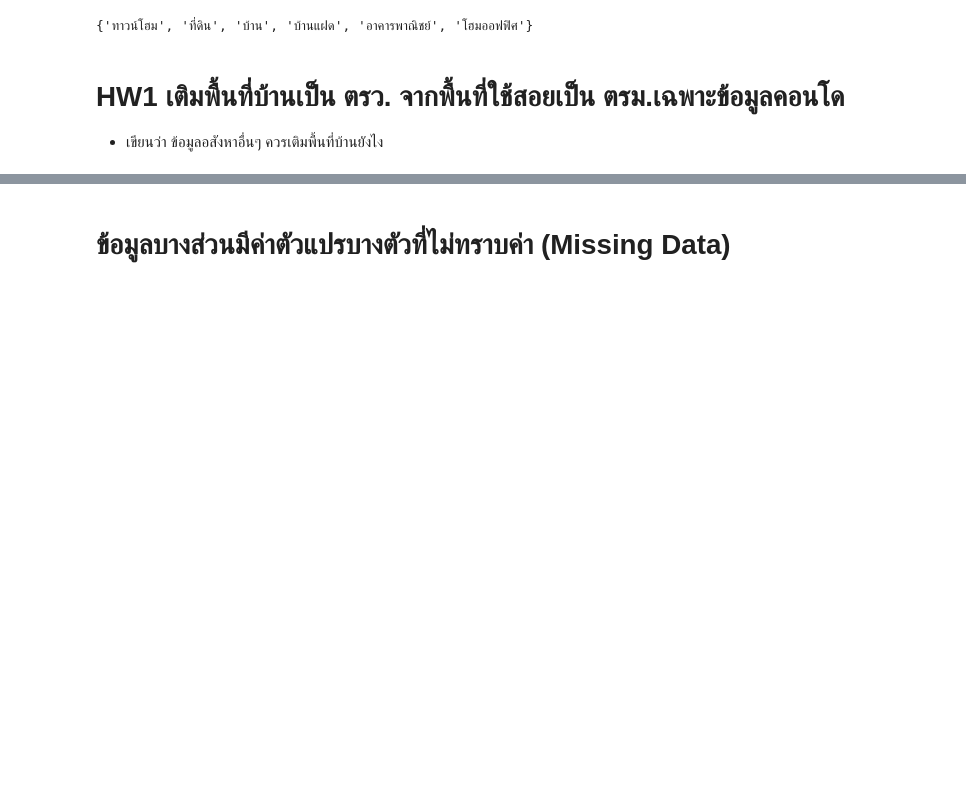
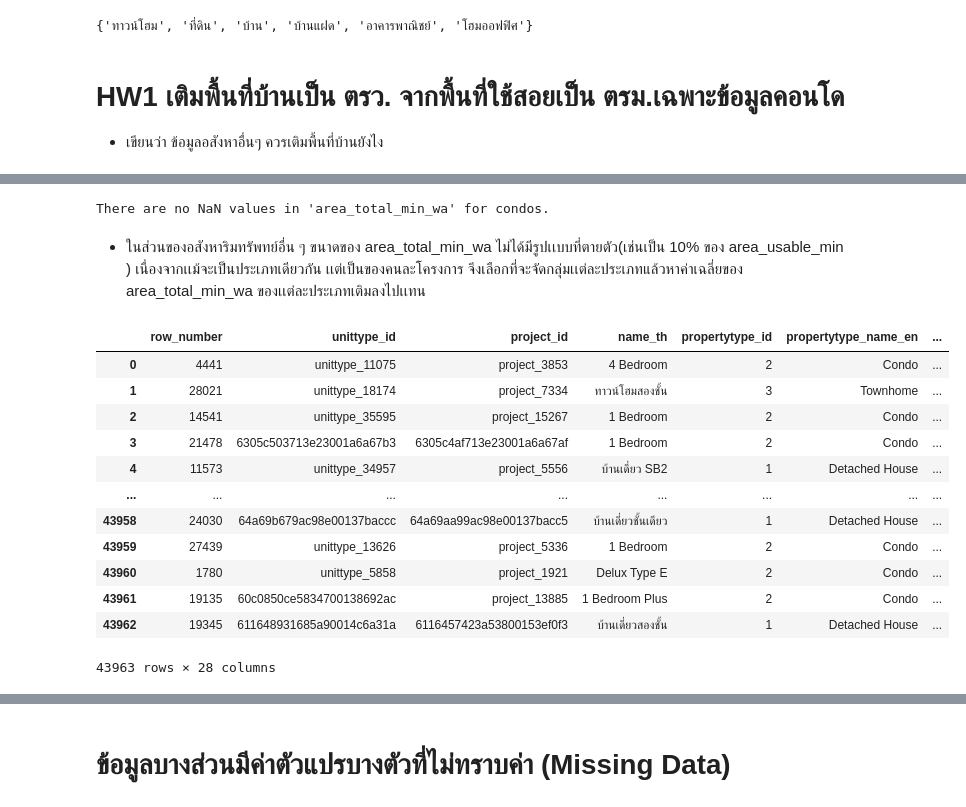
Before and after one commit to Arisarayangyoo/bcs_dpdm24, a Jupyter notebook: Data_Preprocessing.ipynb, the cells around one changed output, grey strips where cells are left out. Saved outputs shown, nothing was run; the diff lists cells and outputs as text; code cells hidden in the pictures; blank space fills up the shorter version.

```diff
--- a/Data_Preprocessing.ipynb
+++ b/Data_Preprocessing.ipynb
@@ -104,0 +169,37 @@ set(unit_type_data.dropna(subset="area_total_min_wa")['propertytype_name_th'])
+# %%
+# prompt: เช็คว่า area_total_min_wa ของคอนโดมี Nan มั้ย
+
+# Check for NaN values in 'area_total_min_wa' for condos
+nan_count = unit_type.loc[unit_type['propertytype_name_en'] == 'Condo', 'area_total_min_wa'].isnull().sum()
+
+if nan_count > 0:
+  print(f"There are {nan_count} NaN values in 'area_total_min_wa' for condos.")
+else:
+  print("There are no NaN values in 'area_total_min_wa' for condos.")
+# %% [output]
+There are no NaN values in 'area_total_min_wa' for condos.
+# %% [markdown]
+- ในส่วนของอสังหาริมทรัพทย์อื่น ๆ ขนาดของ area_total_min_wa ไม่ได้มีรูปเเบบที่ตายตัว(เช่นเป็น 10% ของ area_usable_min ) เนื่องจากเเม้จะเป็นประเภทเดียวกัน เเต่เป็นของคนละโครงการ จึงเลือกที่จะจัดกลุ่มเเต่ละประเภทแล้วหาค่าเฉลี่ยของ area_total_min_wa ของเเต่ละประเภทเติมลงไปเเทน
+# %%
+# prompt: จัดกลุ่มตาม propertytype_id หาค่าเฉลี่ยของ area_total_min_wa เเต่ละกลุ่มเเล้วเติมใส่ช่องว่าง Nanเเต่ละกลุ่ม
+
+# Group by 'propertytype_id' and calculate the mean of 'area_total_min_wa' for each group
+mean_area_by_property_type = unit_type.groupby('propertytype_id')['area_total_min_wa'].mean()
+
+# Fill NaN values in 'area_total_min_wa' with the mean for each 'propertytype_id' group
+unit_type['area_total_min_wa'] = unit_type.apply(lambda row: mean_area_by_property_type[row['propertytype_id']] if pd.isnull(row['area_total_min_wa']) else row['area_total_min_wa'], axis=1)
+unit_type
+# %% [output]
+|  | row_number | unittype_id | project_id | name_th | propertytype_id | propertytype_name_en | ... |
+| 0 | 4441 | unittype_11075 | project_3853 | 4 Bedroom | 2 | Condo | ... |
+| 1 | 28021 | unittype_18174 | project_7334 | ทาวน์โฮมสองชั้น | 3 | Townhome | ... |
+| 2 | 14541 | unittype_35595 | project_15267 | 1 Bedroom | 2 | Condo | ... |
+| 3 | 21478 | 6305c503713e23001a6a67b3 | 6305c4af713e23001a6a67af | 1 Bedroom | 2 | Condo | ... |
+| 4 | 11573 | unittype_34957 | project_5556 | บ้านเดี่ยว SB2 | 1 | Detached House | ... |
+| ... | ... | ... | ... | ... | ... | ... | ... |
+| 43958 | 24030 | 64a69b679ac98e00137baccc | 64a69aa99ac98e00137bacc5 | บ้านเดี่ยวชั้นเดียว | 1 | Detached House | ... |
+| 43959 | 27439 | unittype_13626 | project_5336 | 1 Bedroom | 2 | Condo | ... |
+| 43960 | 1780 | unittype_5858 | project_1921 | Delux Type E | 2 | Condo | ... |
+| 43961 | 19135 | 60c0850ce5834700138692ac | project_13885 | 1 Bedroom Plus | 2 | Condo | ... |
+| 43962 | 19345 | 611648931685a90014c6a31a | 6116457423a53800153ef0f3 | บ้านเดี่ยวสองชั้น | 1 | Detached House | ... |
+43963 rows × 28 columns
```
Also changed, not shown: parts of 8 cells of this notebook.
